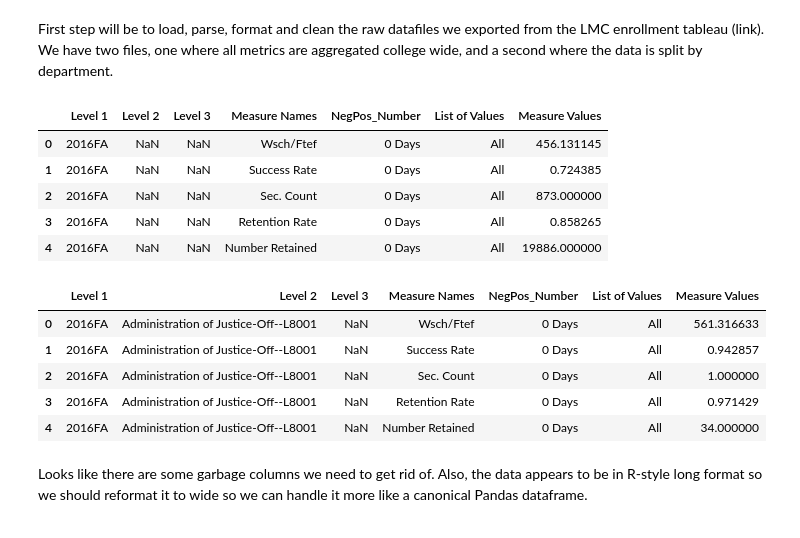
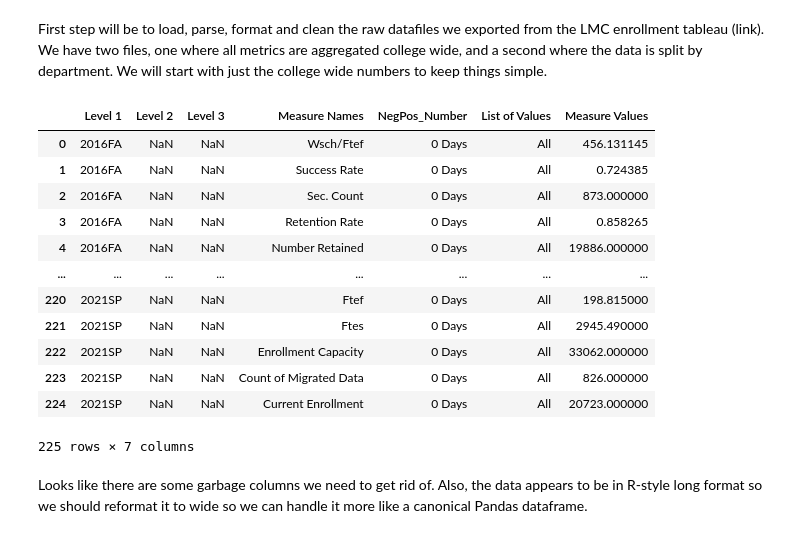
Before and after one commit to gperdrizet/LMC-enrollment-forecast, a Jupyter notebook: notebooks/data_exploration.ipynb, the cells around one changed output. Drawn from its saved outputs; the diff is of its cells as text; code cells hidden in the pictures.

```diff
--- a/notebooks/data_exploration.ipynb
+++ b/notebooks/data_exploration.ipynb
@@ -10,6 +10,6 @@ sys.path.append("..")
 
 import config as conf
 # %% [markdown]
-First step will be to load, parse, format and clean the raw datafiles we exported from the LMC enrollment tableau (link). We have two files, one where all metrics are aggregated college wide, and a second where the data is split by department.
+First step will be to load, parse, format and clean the raw datafiles we exported from the LMC enrollment tableau (link). We have two files, one where all metrics are aggregated college wide, and a second where the data is split by department. We will start with just the college wide numbers to keep things simple.
 # %%
 enrollment_by_semester = pd.read_csv(f'{conf.DATA_PATH}{conf.ENROLLMENT_BY_SEMESTER_DATAFILE}')
@@ -17,21 +16,19 @@ enrollment_by_department = pd.read_csv(f'{conf.DATA_PATH}{conf.ENROLLMENT_BY_DEP
 # %%
-enrollment_by_semester.head()
+enrollment_by_semester
 # %% [output]
 |  | Level 1 | Level 2 | Level 3 | Measure Names | NegPos_Number | List of Values | Measure Values |
 | 0 | 2016FA | NaN | NaN | Wsch/Ftef | 0 Days | All | 456.131145 |
 | 1 | 2016FA | NaN | NaN | Success Rate | 0 Days | All | 0.724385 |
 | 2 | 2016FA | NaN | NaN | Sec. Count | 0 Days | All | 873.000000 |
 | 3 | 2016FA | NaN | NaN | Retention Rate | 0 Days | All | 0.858265 |
 | 4 | 2016FA | NaN | NaN | Number Retained | 0 Days | All | 19886.000000 |
+| ... | ... | ... | ... | ... | ... | ... | ... |
+| 220 | 2021SP | NaN | NaN | Ftef | 0 Days | All | 198.815000 |
+| 221 | 2021SP | NaN | NaN | Ftes | 0 Days | All | 2945.490000 |
+| 222 | 2021SP | NaN | NaN | Enrollment Capacity | 0 Days | All | 33062.000000 |
+| 223 | 2021SP | NaN | NaN | Count of Migrated Data | 0 Days | All | 826.000000 |
+| 224 | 2021SP | NaN | NaN | Current Enrollment | 0 Days | All | 20723.000000 |
+225 rows × 7 columns
-# %%
-enrollment_by_department.head()
-# %% [output]
-|  | Level 1 | Level 2 | Level 3 | Measure Names | NegPos_Number | List of Values | Measure Values |
-| 0 | 2016FA | Administration of Justice-Off--L8001 | NaN | Wsch/Ftef | 0 Days | All | 561.316633 |
-| 1 | 2016FA | Administration of Justice-Off--L8001 | NaN | Success Rate | 0 Days | All | 0.942857 |
-| 2 | 2016FA | Administration of Justice-Off--L8001 | NaN | Sec. Count | 0 Days | All | 1.000000 |
-| 3 | 2016FA | Administration of Justice-Off--L8001 | NaN | Retention Rate | 0 Days | All | 0.971429 |
-| 4 | 2016FA | Administration of Justice-Off--L8001 | NaN | Number Retained | 0 Days | All | 34.000000 |
 # %% [markdown]
 Looks like there are some garbage columns we need to get rid of. Also, the data appears to be in R-style long format so we should reformat it to wide so we can handle it more like a canonical Pandas dataframe.
 # %%
```
Also changed, not shown: parts of 13 cells of this notebook.
